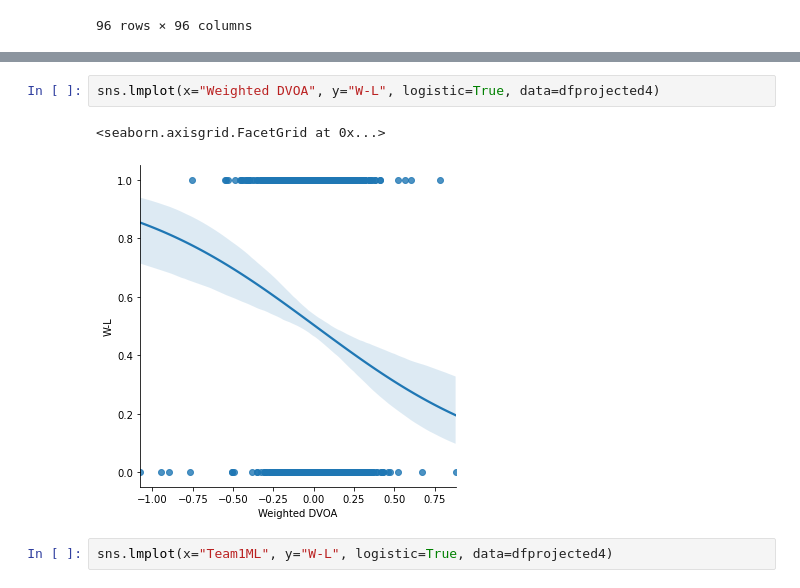
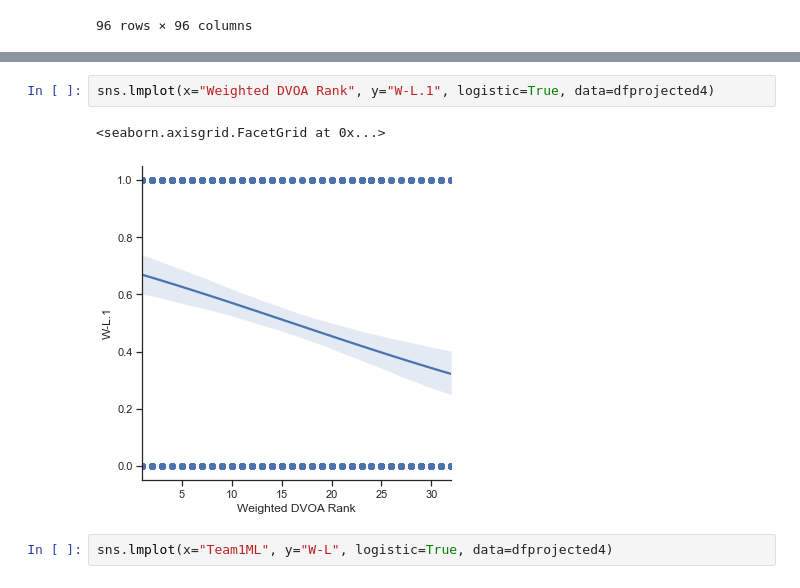
Before and after one commit to vivekbavda/NFL, a Jupyter notebook: BavdaNFLCapstoneDataCleaning.ipynb, the cells around one changed output, grey strips where cells are left out. Cells and saved outputs as stored; diff of their text form.

```diff
--- a/BavdaNFLCapstoneDataCleaning.ipynb
+++ b/BavdaNFLCapstoneDataCleaning.ipynb
@@ -1139,8 +1230,8 @@ sns.heatmap(dfprojected4.corr()[['W-L.1']].sort_values('W-L.1'),
 # %%
-sns.lmplot(x="Weighted DVOA", y="W-L", logistic=True, data=dfprojected4)
+sns.lmplot(x="Weighted DVOA Rank", y="W-L.1", logistic=True, data=dfprojected4)
 # %% [output]
 <seaborn.axisgrid.FacetGrid at 0x...>
-[figure, old version]
+[figure, new version]
 # %%
 sns.lmplot(x="Team1ML", y="W-L", logistic=True, data=dfprojected4)
 # %% [output]
```
Also changed, not shown: parts of 89 cells of this notebook, 21 other files.
